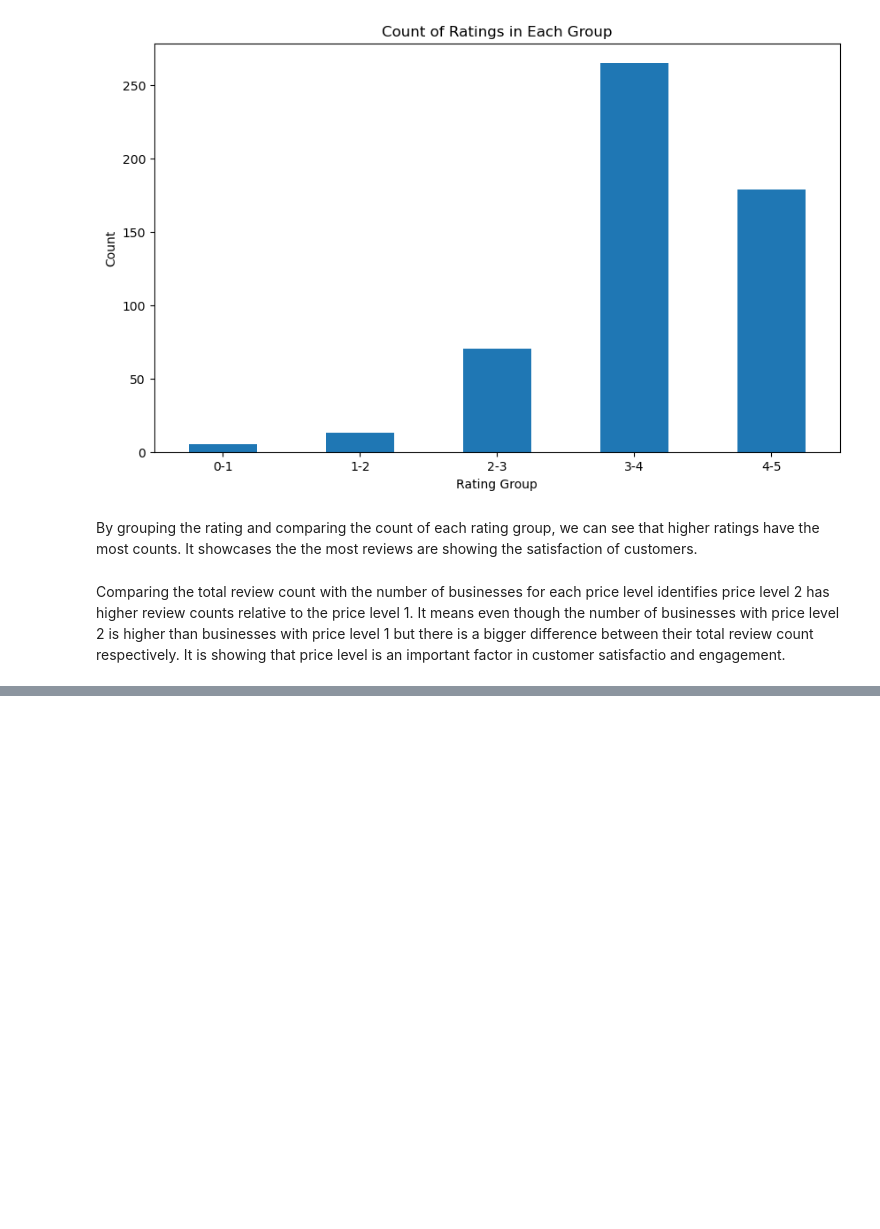
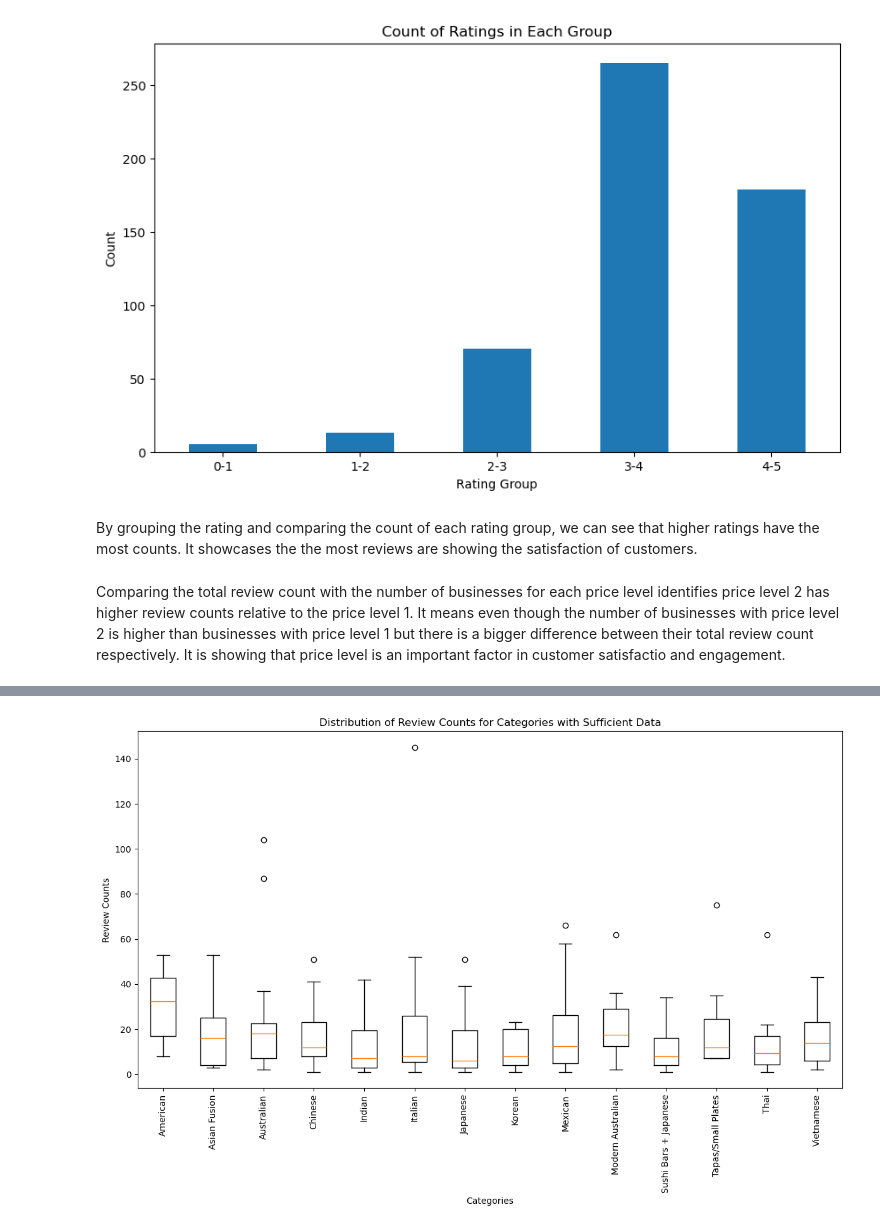
Before and after one commit to Shivabajelan/Perth-Restaurant-Explorer-Mapping-Insights-Analysing-Trends, a Jupyter notebook: database_operation_and_visualisation.ipynb, the cells around one changed output, grey strips where cells are left out. Drawn from its saved outputs; the diff is of its cells as text; code cells hidden in the pictures; blank space fills up the shorter version.

```diff
--- a/database_operation_and_visualisation.ipynb
+++ b/database_operation_and_visualisation.ipynb
@@ -242,0 +301,20 @@ Comparing the total review count with the number of businesses for each price le
+# %%
+# Creating the box plots to show the distribution of review counts by category for categories with sufficient data
+
+category_review_counts = df.groupby('categories')['review_count'].apply(list).reset_index()
+
+# Filter categories with at least two data points
+category_review_counts_filtered = category_review_counts[category_review_counts['review_count'].apply(len) >= 6]
+
+# Plotting
+plt.figure(figsize=(12, 8))
+plt.boxplot(category_review_counts_filtered['review_count'], labels=category_review_counts_filtered['categories'])
+plt.xlabel('Categories')
+plt.ylabel('Review Counts')
+plt.title('Distribution of Review Counts for Categories with Sufficient Data')
+plt.xticks(rotation=90, ha='center')
+plt.tight_layout()
+plt.savefig("Images/Distribution of Review Counts for Categories with Sufficient Data.png")
+plt.show()
+# %% [output]
+[figure, added]
```
Also changed, not shown: parts of 6 cells of this notebook, 14 other files.
